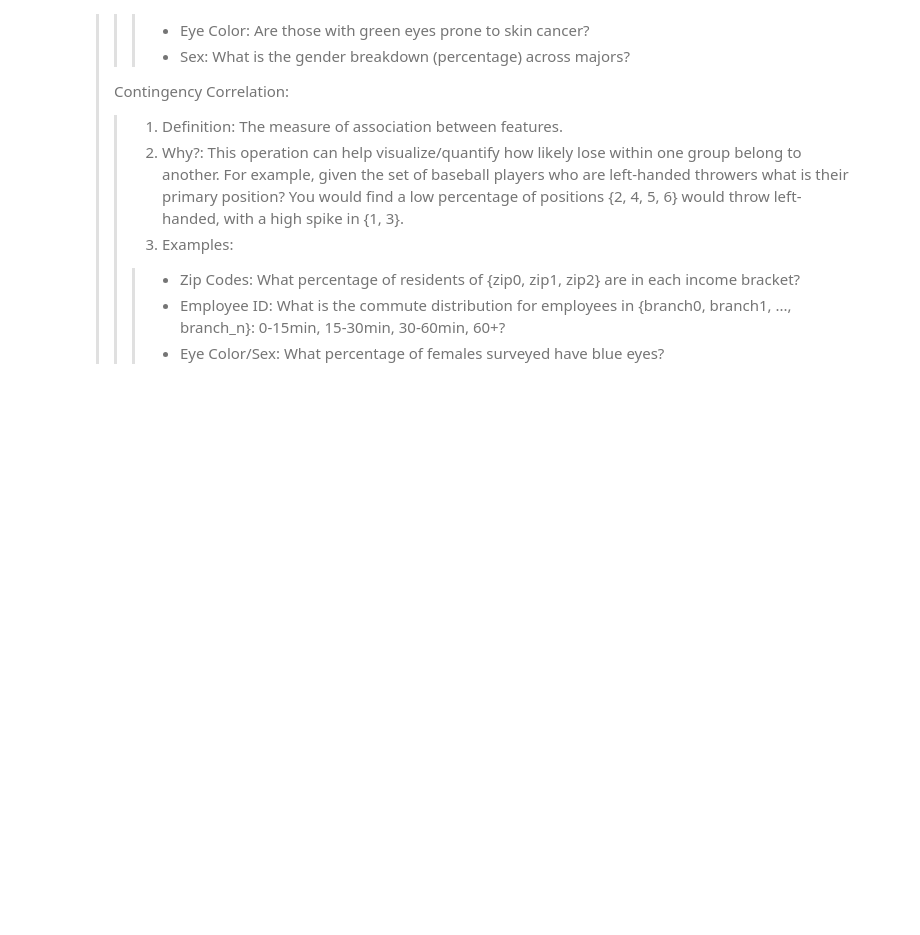
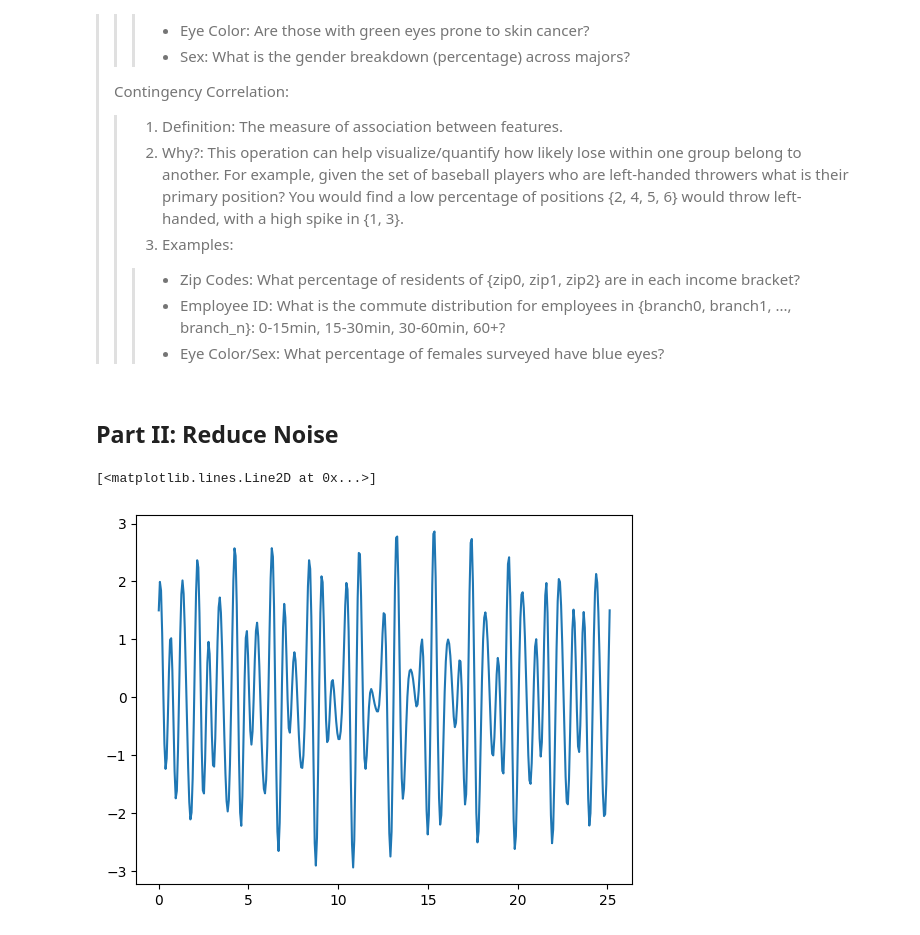
Before and after one commit to ppfenning/data-mining-2023, a Jupyter notebook: Assignments/A2/A2.ipynb, the cells around one changed output. Saved outputs shown, nothing was run; the diff lists cells and outputs as text; code cells hidden in the pictures; blank space fills up the shorter version.

```diff
--- a/Assignments/A2/A2.ipynb
+++ b/Assignments/A2/A2.ipynb
@@ -33,3 +33,26 @@ Nominal
 >>> - Zip Codes: What percentage of residents of {zip0, zip1, zip2} are in each income bracket?
 >>> - Employee ID: What is the commute distribution for employees in {branch0, branch1, ..., branch_n}: 0-15min, 15-30min, 30-60min, 60+?
 >>> - Eye Color/Sex: What percentage of females surveyed have blue eyes?
+# %% [markdown]
+## Part II: Reduce Noise
+# %%
+import numpy as np
+# Filter requirements.
+period = 4
+sample_freq = 100
+sample_rate = sample_freq / period**2
+cutoff = 2 * sample_rate
+
+lspace = np.linspace(0, 2*np.pi*period, period * sample_freq)
+
+# sin wave
+sig = np.sin(sample_rate*lspace)
+noise = 1.5*np.cos(9*lspace) + 0.5*np.sin(12.0*lspace)
+data = sig + noise
+# %%
+import matplotlib.pyplot as plt
+
+plt.plot(lspace, data)
+# %% [output]
+[<matplotlib.lines.Line2D at 0x...>]
+[figure, added]
```
Also changed, not shown: 9 other files.
